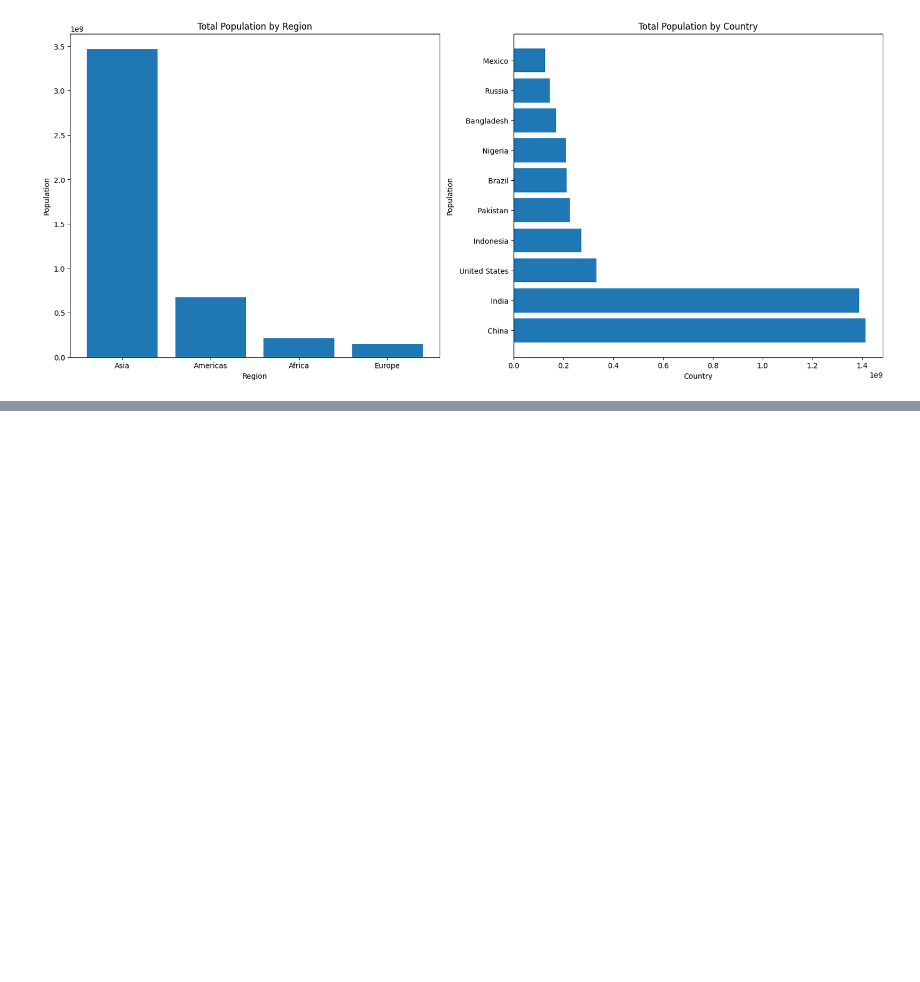
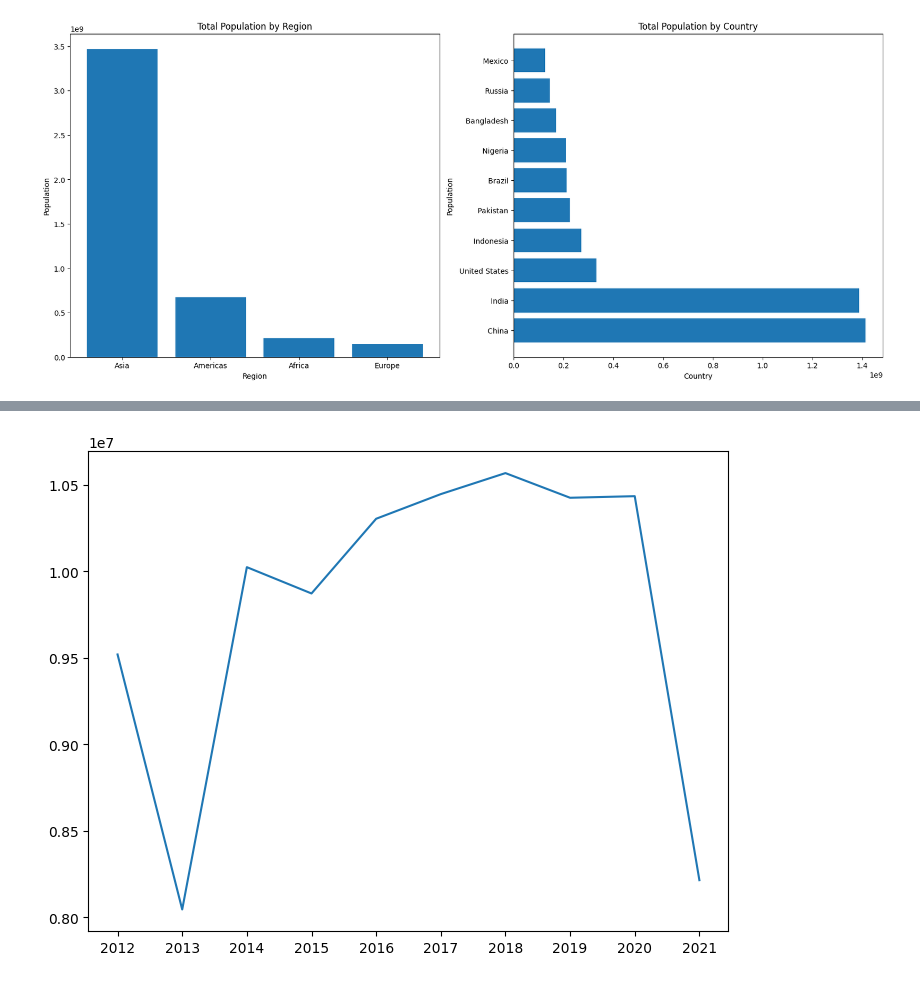
Before and after one commit to KeerthanaSistla/Python-for-Data-Analysis-Visualization, a Jupyter notebook: Matplotlib.ipynb, the cells around one changed output, grey strips where cells are left out. Cells and saved outputs as stored; diff of their text form; code cells hidden in the pictures; blank space fills up the shorter version.

```diff
--- a/Matplotlib.ipynb
+++ b/Matplotlib.ipynb
@@ -410,0 +509,9 @@ ax2.barh(y=df['Country'], width=df['Population'])
+# %%
+fig = plt.figure()
+ax1 = fig.add_axes([0,0,1,1])
+
+ax1.plot(tfl_y['Year'].tail(10),tfl_y['Number of Bicycle Hires'].tail(10))
+
+plt.show()
+# %% [output]
+[figure, added]
```
Also changed, not shown: parts of 17 cells of this notebook.
